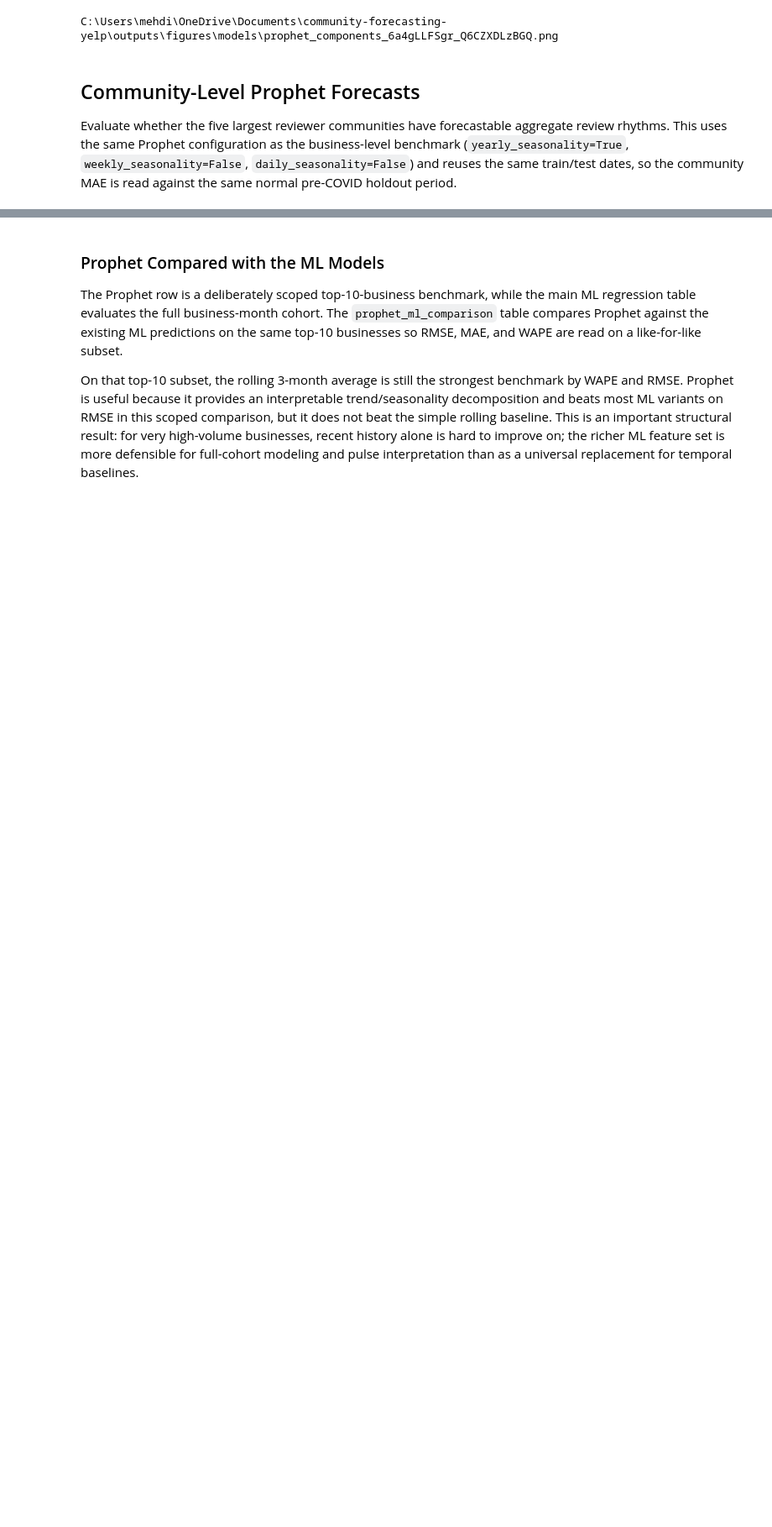
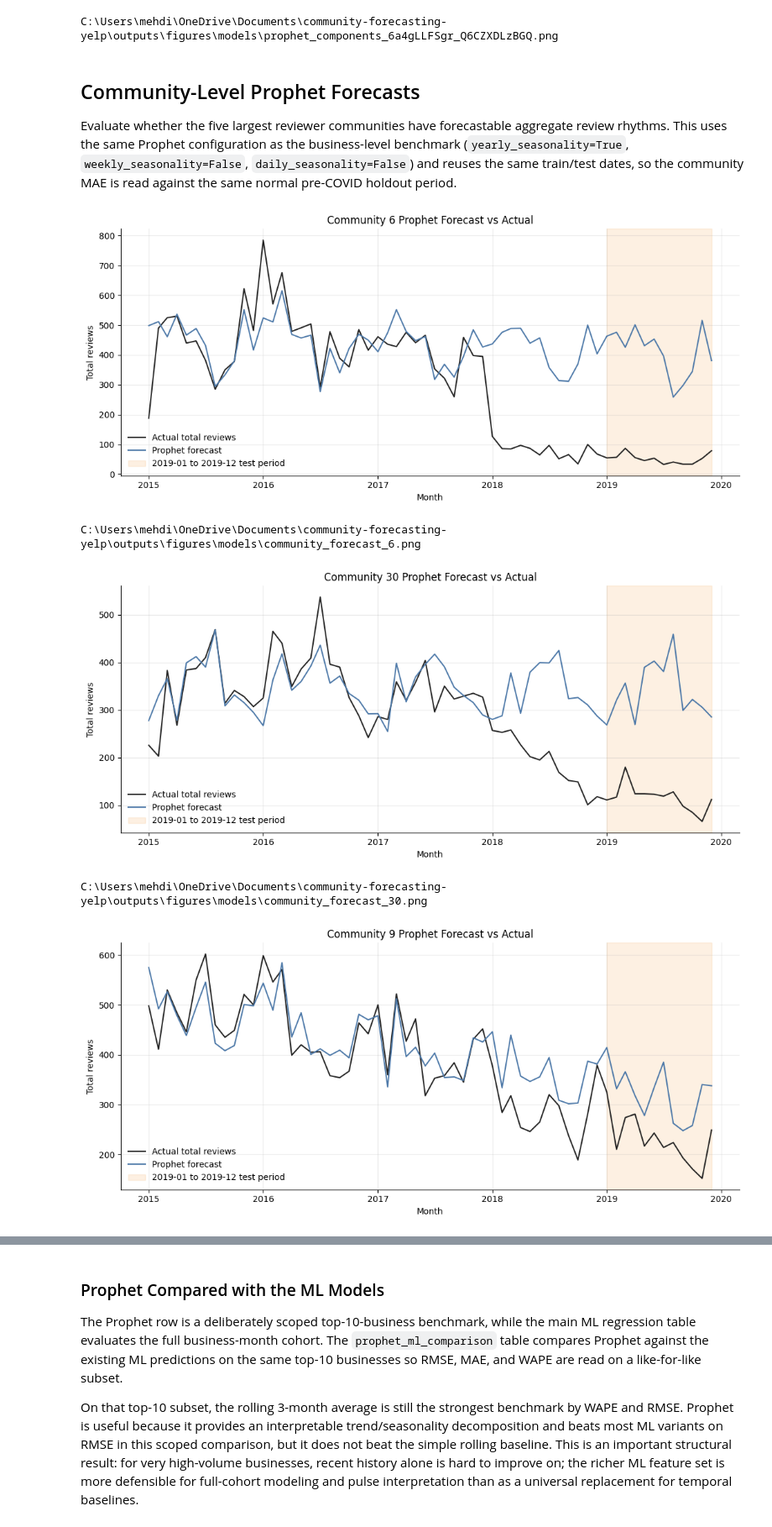
Before and after one commit to MehdiHellall/community-forecasting-yelp, a Jupyter notebook: notebooks/06_forecasting_models.ipynb, the cells around one changed output, grey strips where cells are left out. Shown at 84% size. Drawn from its saved outputs; the diff is of its cells as text; code cells hidden in the pictures; blank space fills up the shorter version.

```diff
--- a/notebooks/06_forecasting_models.ipynb
+++ b/notebooks/06_forecasting_models.ipynb
@@ -1162,6 +1128,8 @@ for logger_name in ["cmdstanpy", "prophet"]:
 COMMUNITY_MONTH_SERIES_PATH = PROCESSED_DIR / "community_month_series.csv"
 COMMUNITY_PROPHET_METRICS_PATH = OUTPUTS_DIR / "community_prophet_metrics.csv"
 COMMUNITY_PROPHET_PREDICTIONS_PATH = OUTPUTS_DIR / "community_prophet_predictions.csv"
+for stale_community_forecast in FIGURES_DIR.glob("community_forecast_*.png"):
+    stale_community_forecast.unlink()
 COMMUNITY_PROPHET_TRAIN_START = PROPHET_TRAIN_START if "PROPHET_TRAIN_START" in globals() else pd.Timestamp("2015-01-01")
 COMMUNITY_PROPHET_TRAIN_END = PROPHET_TRAIN_END if "PROPHET_TRAIN_END" in globals() else pd.Timestamp("2017-12-01")
 COMMUNITY_PROPHET_TEST_START = PROPHET_TEST_START if "PROPHET_TEST_START" in globals() else pd.Timestamp("2019-01-01")
@@ -1240,30 +1208,36 @@ for community_id in top5_community_ids:
     ]
     ax.plot(actual["ds"], actual["y"], color="#222222", label="Actual total reviews")
     ax.plot(forecast["ds"], forecast["yhat"].clip(lower=0), color="#4C78A8", label="Prophet forecast")
     ax.axvspan(
         COMMUNITY_PROPHET_TEST_START,
         COMMUNITY_PROPHET_TEST_END,
         color="#F58518",
         alpha=0.12,
         label=f"{COMMUNITY_PROPHET_TEST_START:%Y-%m} to {COMMUNITY_PROPHET_TEST_END:%Y-%m} test period",
     )
     ax.set_title(f"Community {community_id} Prophet Forecast vs Actual")
     ax.set_xlabel("Month")
     ax.set_ylabel("Total reviews")
     ax.legend(frameon=False)
     fig.tight_layout()
     forecast_path = FIGURES_DIR / f"community_forecast_{community_id}.png"
     fig.savefig(forecast_path, dpi=160)
     if IN_NOTEBOOK:
         plt.show()
     plt.close(fig)
     print(forecast_path)
 
 if skipped_community_forecasts:
     print(f"Skipped communities with insufficient coverage: {skipped_community_forecasts}")
 
 community_prophet_metrics = pd.DataFrame(community_prophet_metric_rows).sort_values("MAE").reset_index(drop=True)
 community_prophet_predictions = pd.concat(community_prophet_prediction_frames, ignore_index=True)
 community_prophet_metrics.to_csv(COMMUNITY_PROPHET_METRICS_PATH, index=False)
 community_prophet_predictions.to_csv(COMMUNITY_PROPHET_PREDICTIONS_PATH, index=False)
 community_prophet_metrics
+# %% [output]
+[figure, added]
+C:\Users\mehdi\OneDrive\Documents\community-forecasting-yelp\outputs\figures\models\community_forecast_6.png
+[figure, added]
+C:\Users\mehdi\OneDrive\Documents\community-forecasting-yelp\outputs\figures\models\community_forecast_30.png
+[figure, added]
```
Also changed, not shown: parts of 13 cells of this notebook, 47 other files.
